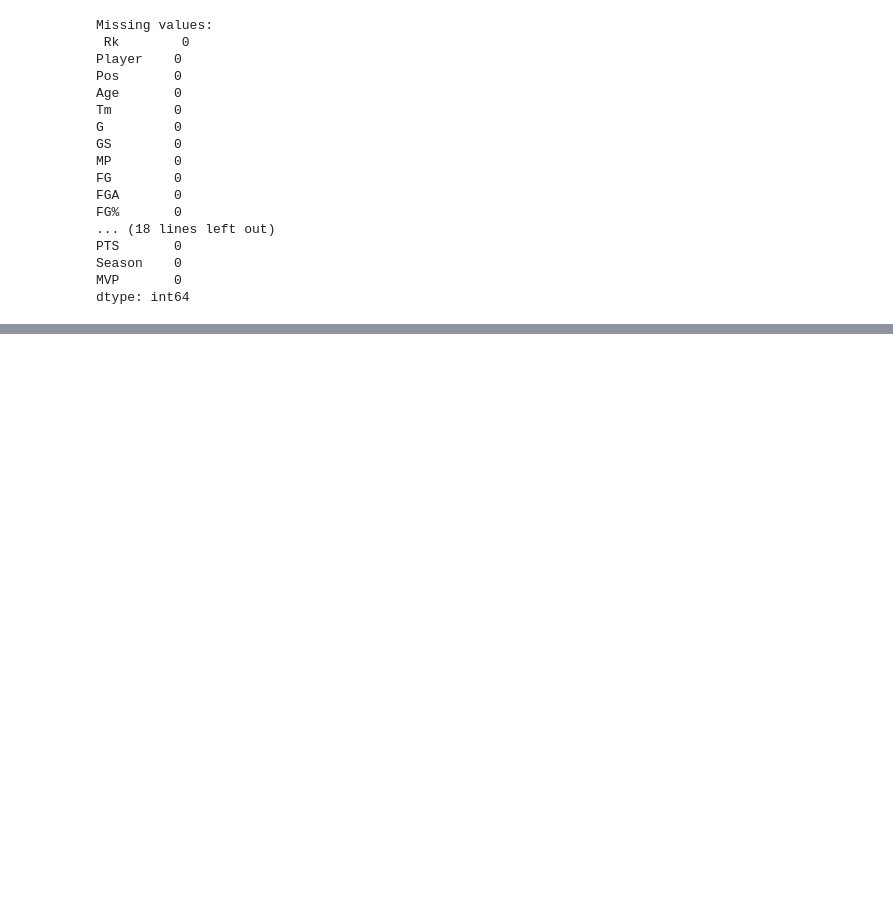
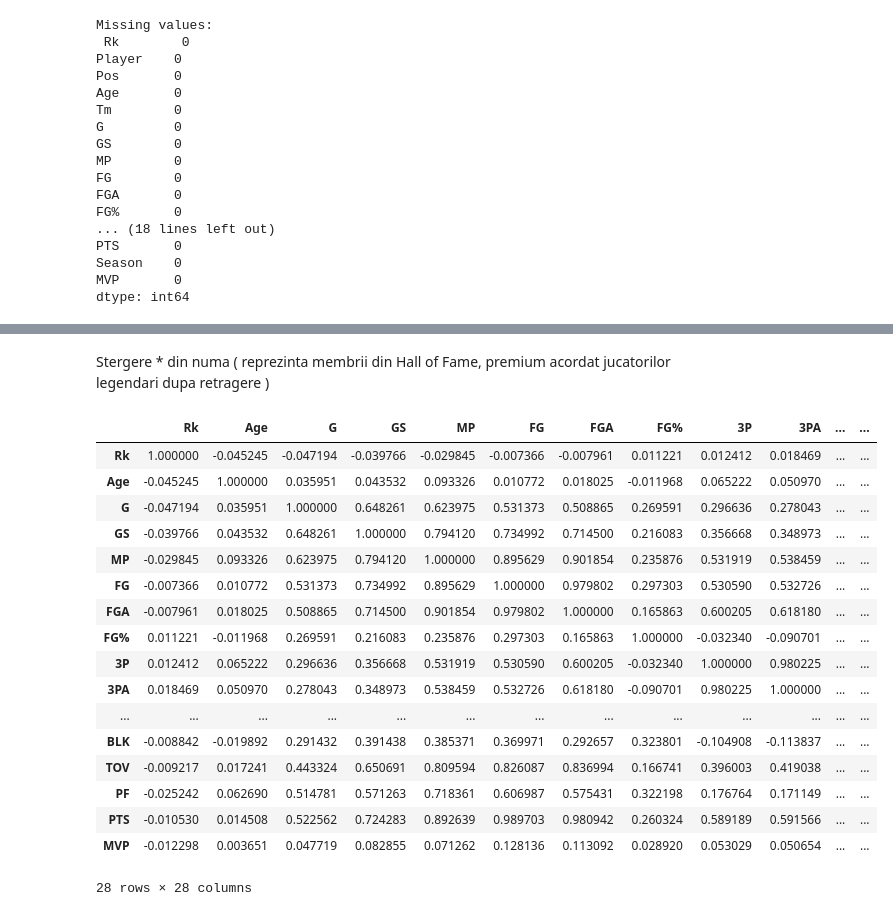
Before and after one commit to torzchi/nbastats, a Jupyter notebook: sample.ipynb, the cells around one changed output, grey strips where cells are left out. Cells and saved outputs as stored; diff of their text form; code cells hidden in the pictures; blank space fills up the shorter version.

```diff
--- a/sample.ipynb
+++ b/sample.ipynb
@@ -61,0 +138,2 @@ dtype: int64
+# %% [markdown]
+Stergere * din numa ( reprezinta membrii din Hall of Fame, premium acordat jucatorilor legendari dupa retragere )
@@ -61,0 +142,21 @@ dtype: int64
+# %%
+df.corr(numeric_only=True)
+# %% [output]
+|  | Rk | Age | G | GS | MP | FG | FGA | FG% | 3P | 3PA | ... | ... |
+| Rk | 1.000000 | -0.045245 | -0.047194 | -0.039766 | -0.029845 | -0.007366 | -0.007961 | 0.011221 | 0.012412 | 0.018469 | ... | ... |
+| Age | -0.045245 | 1.000000 | 0.035951 | 0.043532 | 0.093326 | 0.010772 | 0.018025 | -0.011968 | 0.065222 | 0.050970 | ... | ... |
+| G | -0.047194 | 0.035951 | 1.000000 | 0.648261 | 0.623975 | 0.531373 | 0.508865 | 0.269591 | 0.296636 | 0.278043 | ... | ... |
+| GS | -0.039766 | 0.043532 | 0.648261 | 1.000000 | 0.794120 | 0.734992 | 0.714500 | 0.216083 | 0.356668 | 0.348973 | ... | ... |
+| MP | -0.029845 | 0.093326 | 0.623975 | 0.794120 | 1.000000 | 0.895629 | 0.901854 | 0.235876 | 0.531919 | 0.538459 | ... | ... |
+| FG | -0.007366 | 0.010772 | 0.531373 | 0.734992 | 0.895629 | 1.000000 | 0.979802 | 0.297303 | 0.530590 | 0.532726 | ... | ... |
+| FGA | -0.007961 | 0.018025 | 0.508865 | 0.714500 | 0.901854 | 0.979802 | 1.000000 | 0.165863 | 0.600205 | 0.618180 | ... | ... |
+| FG% | 0.011221 | -0.011968 | 0.269591 | 0.216083 | 0.235876 | 0.297303 | 0.165863 | 1.000000 | -0.032340 | -0.090701 | ... | ... |
+| 3P | 0.012412 | 0.065222 | 0.296636 | 0.356668 | 0.531919 | 0.530590 | 0.600205 | -0.032340 | 1.000000 | 0.980225 | ... | ... |
+| 3PA | 0.018469 | 0.050970 | 0.278043 | 0.348973 | 0.538459 | 0.532726 | 0.618180 | -0.090701 | 0.980225 | 1.000000 | ... | ... |
+| ... | ... | ... | ... | ... | ... | ... | ... | ... | ... | ... | ... | ... |
+| BLK | -0.008842 | -0.019892 | 0.291432 | 0.391438 | 0.385371 | 0.369971 | 0.292657 | 0.323801 | -0.104908 | -0.113837 | ... | ... |
+| TOV | -0.009217 | 0.017241 | 0.443324 | 0.650691 | 0.809594 | 0.826087 | 0.836994 | 0.166741 | 0.396003 | 0.419038 | ... | ... |
+| PF | -0.025242 | 0.062690 | 0.514781 | 0.571263 | 0.718361 | 0.606987 | 0.575431 | 0.322198 | 0.176764 | 0.171149 | ... | ... |
+| PTS | -0.010530 | 0.014508 | 0.522562 | 0.724283 | 0.892639 | 0.989703 | 0.980942 | 0.260324 | 0.589189 | 0.591566 | ... | ... |
+| MVP | -0.012298 | 0.003651 | 0.047719 | 0.082855 | 0.071262 | 0.128136 | 0.113092 | 0.028920 | 0.053029 | 0.050654 | ... | ... |
+28 rows × 28 columns
```
Also changed, not shown: parts of 16 cells of this notebook, 1 other file.
